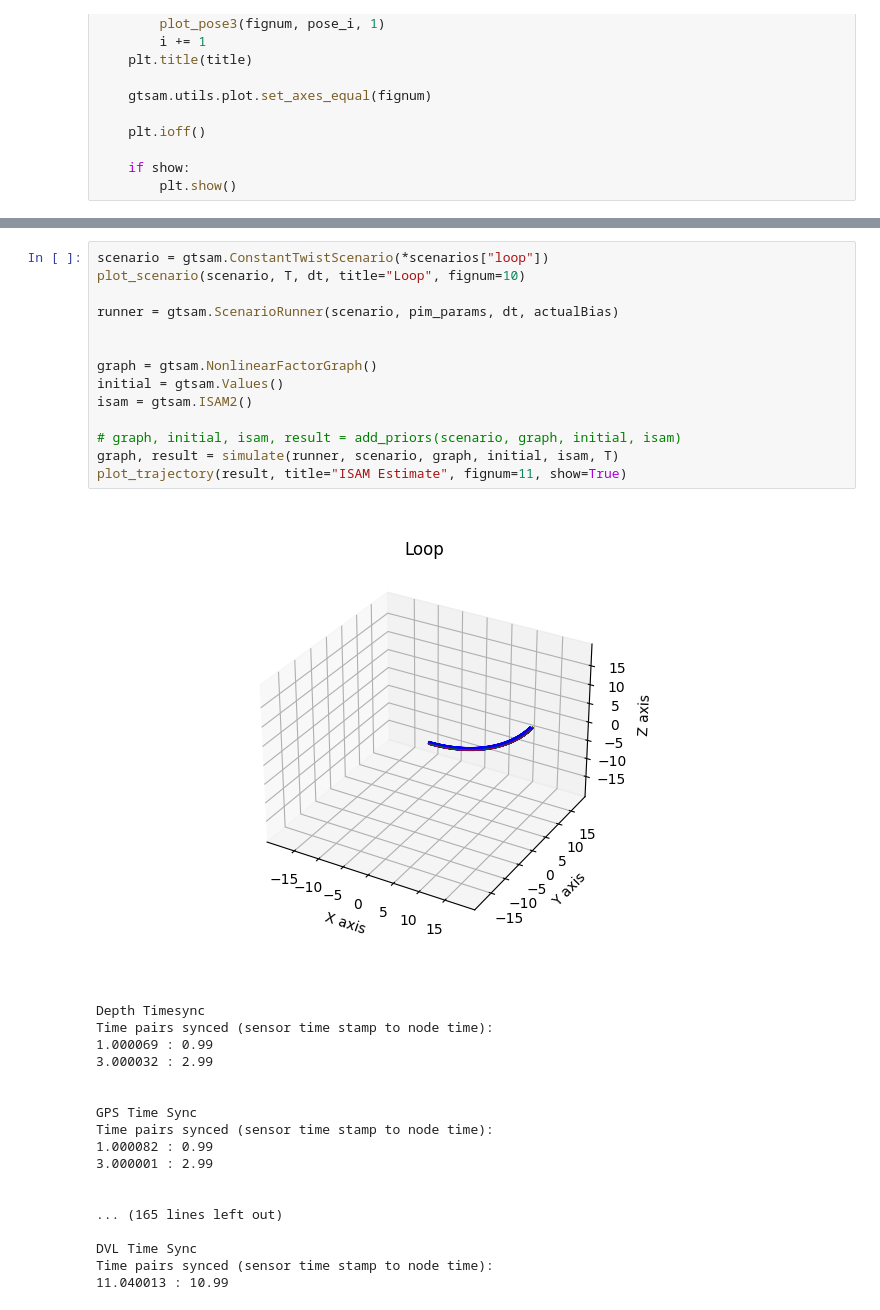
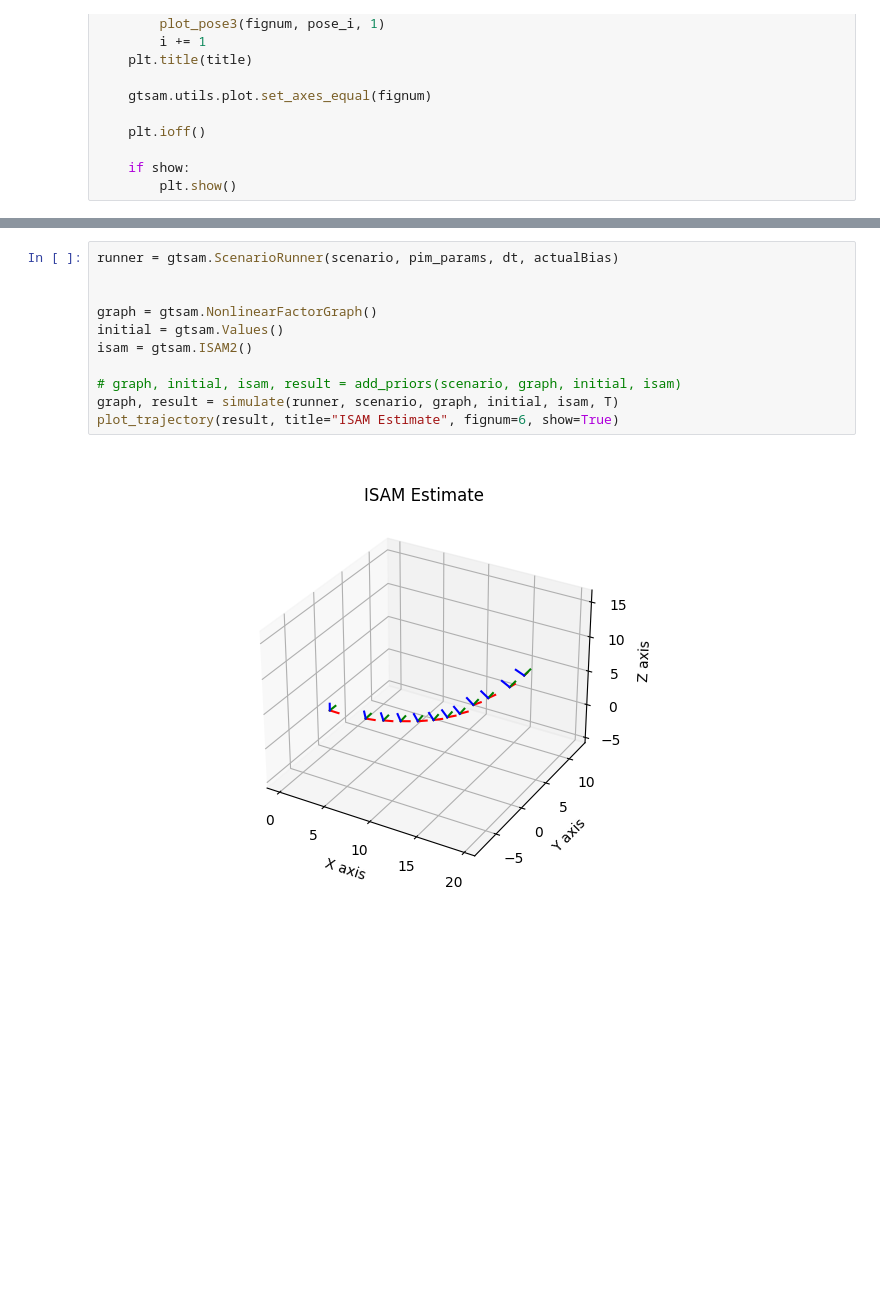
Before and after one commit to bja1701/pre_integration_examples, a Jupyter notebook: time_sync_isam_predict_with_unaries.ipynb, the cells around one changed output, grey strips where cells are left out. Saved outputs shown, nothing was run; the diff lists cells and outputs as text; blank space fills up the shorter version.

```diff
--- a/time_sync_isam_predict_with_unaries.ipynb
+++ b/time_sync_isam_predict_with_unaries.ipynb
@@ -442,33 +417,13 @@ Time pairs synced (sensor time stamp to node time):
 # %%
-scenario = gtsam.ConstantTwistScenario(*scenarios["loop"])
-plot_scenario(scenario, T, dt, title="Loop", fignum=10)
-
 runner = gtsam.ScenarioRunner(scenario, pim_params, dt, actualBias)
 
 
 graph = gtsam.NonlinearFactorGraph()
 initial = gtsam.Values()
 isam = gtsam.ISAM2()
 
 # graph, initial, isam, result = add_priors(scenario, graph, initial, isam)
 graph, result = simulate(runner, scenario, graph, initial, isam, T)
-plot_trajectory(result, title="ISAM Estimate", fignum=11, show=True)
+plot_trajectory(result, title="ISAM Estimate", fignum=6, show=True)
 # %% [output]
-[figure, old version]
+[figure, new version]
-Depth Timesync
-Time pairs synced (sensor time stamp to node time):
-1.000069 : 0.99
-3.000032 : 2.99
-
-
-GPS Time Sync
-Time pairs synced (sensor time stamp to node time):
-1.000082 : 0.99
-3.000001 : 2.99
-
-
-... (165 lines left out)
-
-DVL Time Sync
-Time pairs synced (sensor time stamp to node time):
-11.040013 : 10.99
```
Also changed, not shown: parts of 9 cells of this notebook, 5 other files.
